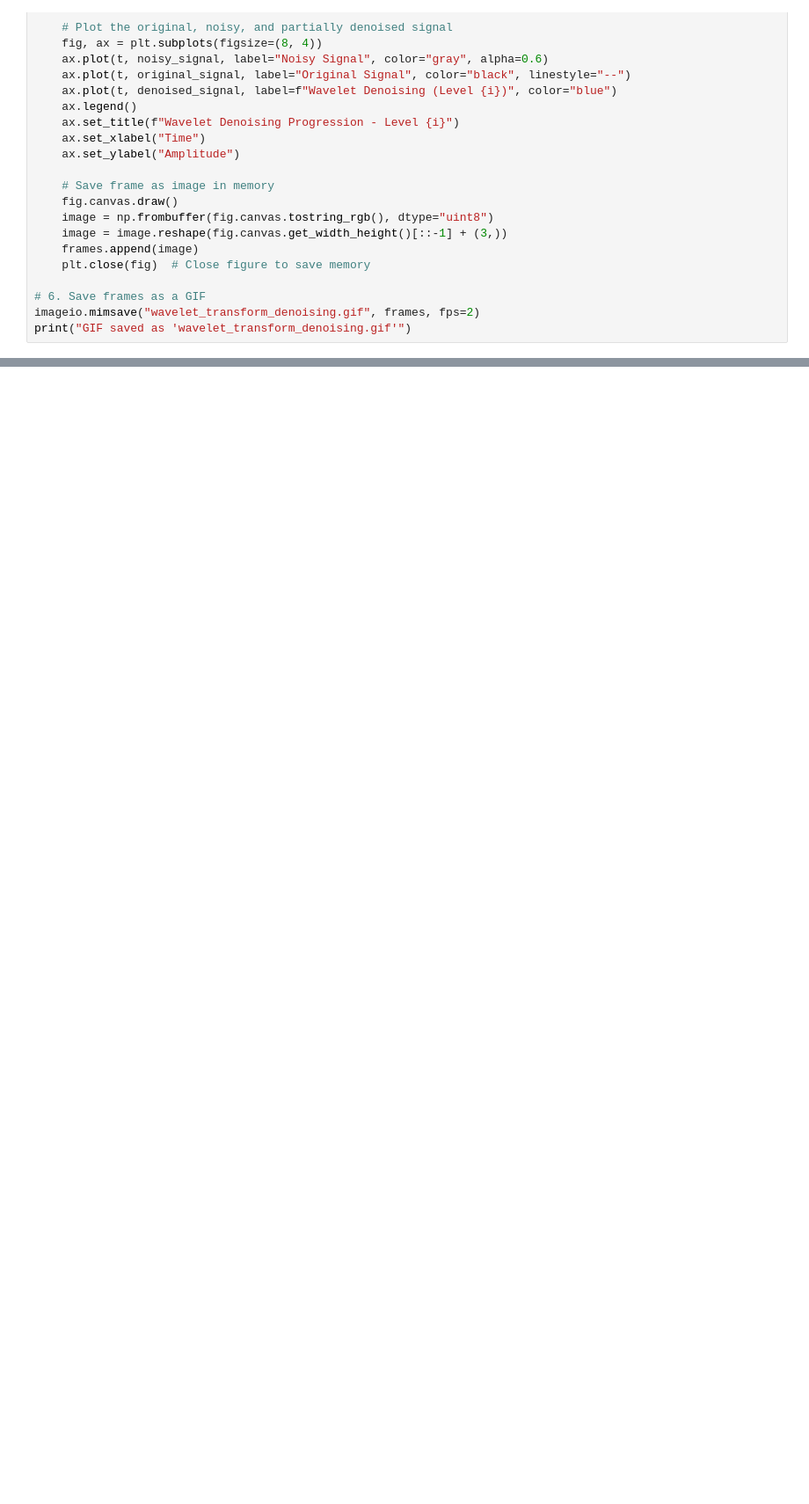
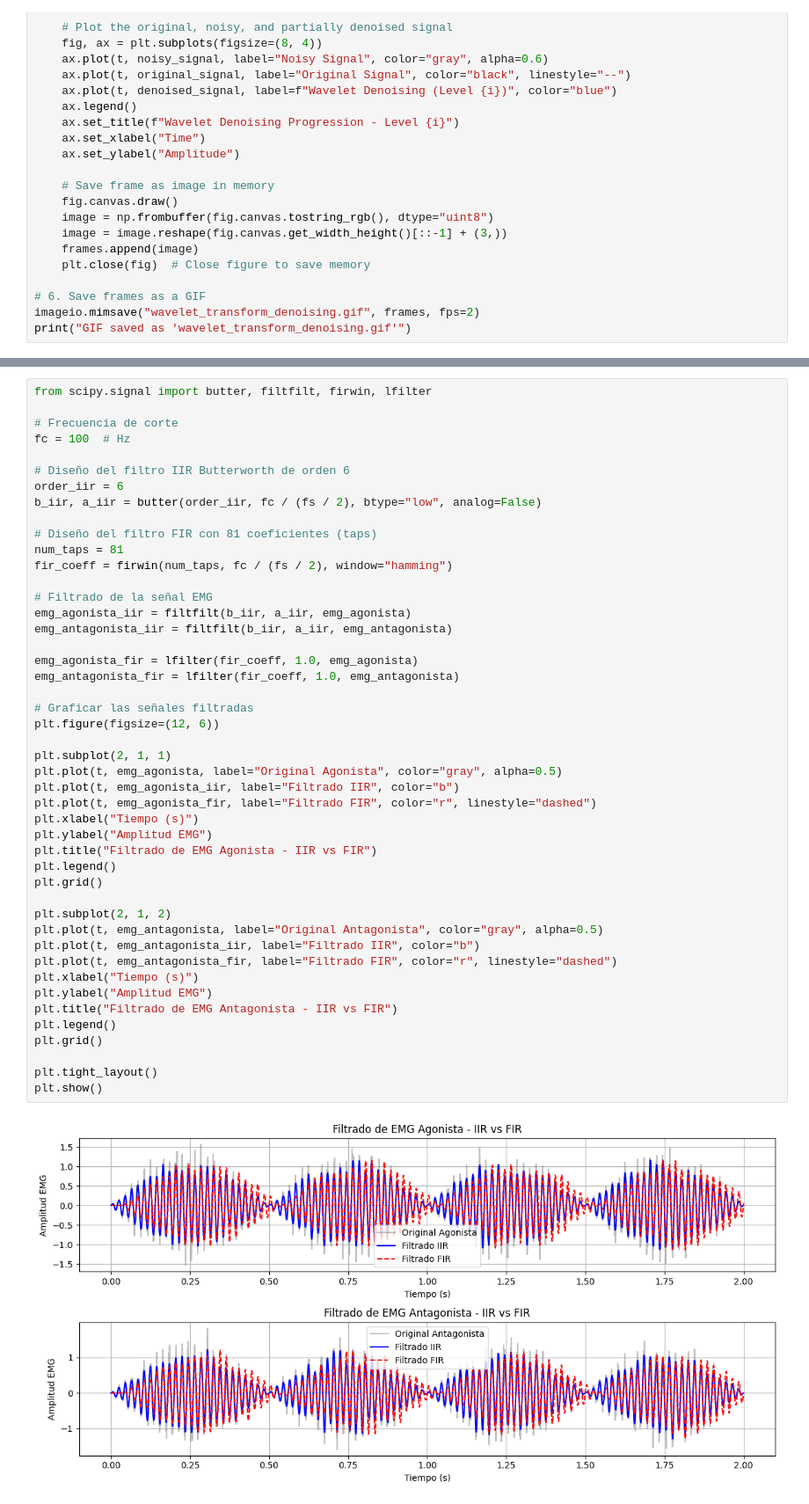
Before and after one commit to PabloCaicedoR/pablocaicedor.github.io, a Jupyter notebook: codigo/preparing_slides.ipynb, the cells around one changed output, grey strips where cells are left out. Shown at 88% size. Drawn from its saved outputs; the diff is of its cells as text; blank space fills up the shorter version.

```diff
--- a/codigo/preparing_slides.ipynb
+++ b/codigo/preparing_slides.ipynb
@@ -831,0 +865,48 @@ print(lista)
+# %%
+from scipy.signal import butter, filtfilt, firwin, lfilter
+
+# Frecuencia de corte
+fc = 100  # Hz
+
+# Diseño del filtro IIR Butterworth de orden 6
+order_iir = 6
+b_iir, a_iir = butter(order_iir, fc / (fs / 2), btype="low", analog=False)
+
+# Diseño del filtro FIR con 81 coeficientes (taps)
+num_taps = 81
+fir_coeff = firwin(num_taps, fc / (fs / 2), window="hamming")
+
+# Filtrado de la señal EMG
+emg_agonista_iir = filtfilt(b_iir, a_iir, emg_agonista)
+emg_antagonista_iir = filtfilt(b_iir, a_iir, emg_antagonista)
+
+emg_agonista_fir = lfilter(fir_coeff, 1.0, emg_agonista)
+emg_antagonista_fir = lfilter(fir_coeff, 1.0, emg_antagonista)
+
+# Graficar las señales filtradas
+plt.figure(figsize=(12, 6))
+
+plt.subplot(2, 1, 1)
+plt.plot(t, emg_agonista, label="Original Agonista", color="gray", alpha=0.5)
+plt.plot(t, emg_agonista_iir, label="Filtrado IIR", color="b")
+plt.plot(t, emg_agonista_fir, label="Filtrado FIR", color="r", linestyle="dashed")
+plt.xlabel("Tiempo (s)")
+plt.ylabel("Amplitud EMG")
+plt.title("Filtrado de EMG Agonista - IIR vs FIR")
+plt.legend()
+plt.grid()
+
+plt.subplot(2, 1, 2)
+plt.plot(t, emg_antagonista, label="Original Antagonista", color="gray", alpha=0.5)
+plt.plot(t, emg_antagonista_iir, label="Filtrado IIR", color="b")
+plt.plot(t, emg_antagonista_fir, label="Filtrado FIR", color="r", linestyle="dashed")
+plt.xlabel("Tiempo (s)")
+plt.ylabel("Amplitud EMG")
+plt.title("Filtrado de EMG Antagonista - IIR vs FIR")
+plt.legend()
+plt.grid()
+
+plt.tight_layout()
+plt.show()
+# %% [output]
+[figure, added]
```
Also changed, not shown: parts of 20 cells of this notebook, 24 other files.
